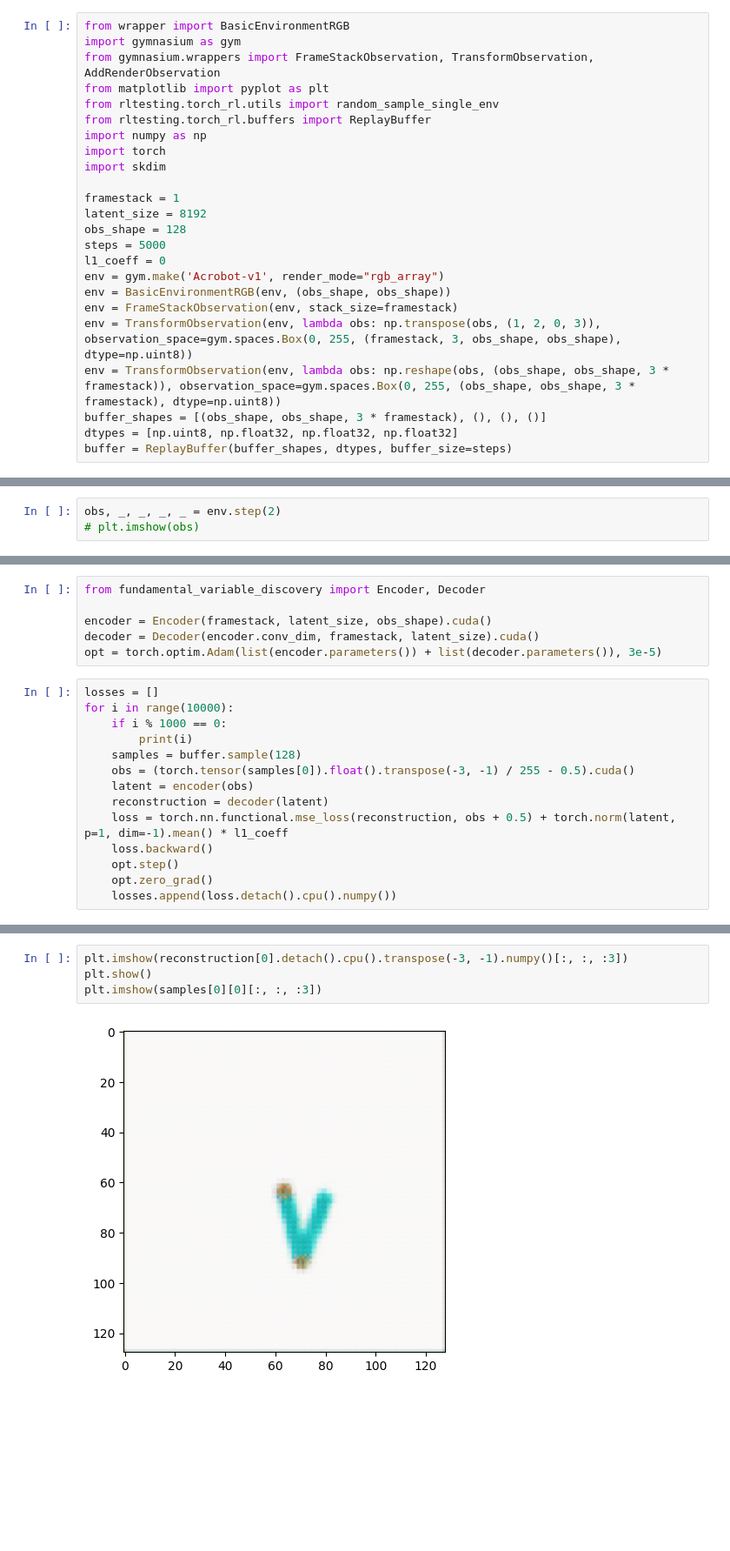
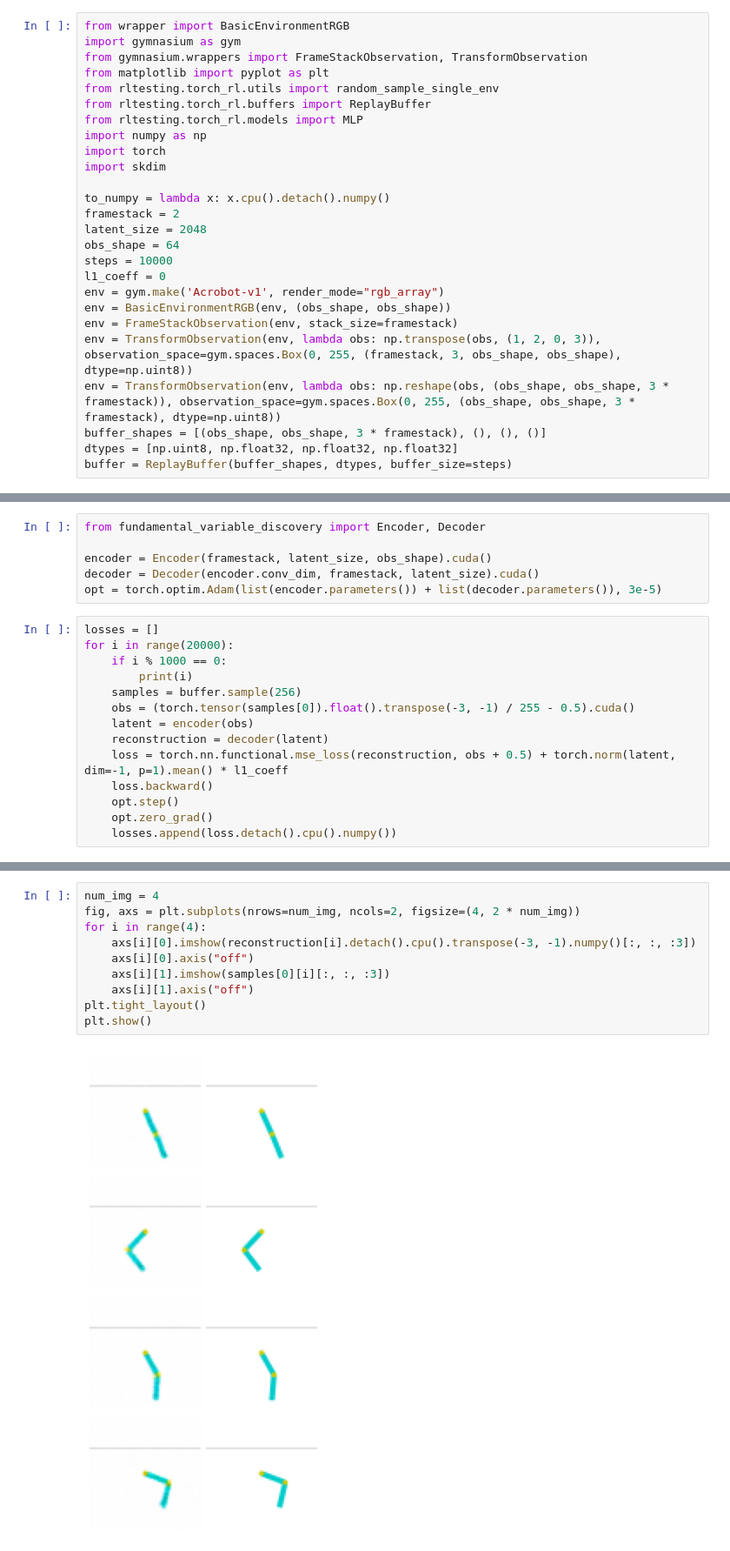
Before and after one commit to antony-zhao/RLTesting, a Jupyter notebook: rltesting/fvd_experiments/testing.ipynb, the cells around one changed output, grey strips where cells are left out. Shown at 87% size. Drawn from its saved outputs; the diff is of its cells as text; blank space fills up the shorter version.

```diff
--- a/rltesting/fvd_experiments/testing.ipynb
+++ b/rltesting/fvd_experiments/testing.ipynb
@@ -1,18 +1,20 @@
 # %%
 from wrapper import BasicEnvironmentRGB
 import gymnasium as gym
-from gymnasium.wrappers import FrameStackObservation, TransformObservation, AddRenderObservation
+from gymnasium.wrappers import FrameStackObservation, TransformObservation
 from matplotlib import pyplot as plt
 from rltesting.torch_rl.utils import random_sample_single_env
 from rltesting.torch_rl.buffers import ReplayBuffer
+from rltesting.torch_rl.models import MLP
 import numpy as np
 import torch
 import skdim
 
-framestack = 1
-latent_size = 8192
-obs_shape = 128
-steps = 5000
+to_numpy = lambda x: x.cpu().detach().numpy()
+framestack = 2
+latent_size = 2048
+obs_shape = 64
+steps = 10000
 l1_coeff = 0
 env = gym.make('Acrobot-v1', render_mode="rgb_array")
 env = BasicEnvironmentRGB(env, (obs_shape, obs_shape))
@@ -28,6 +29,3 @@ obs, _ = env.reset()
-# %%
-obs, _, _, _, _ = env.step(2)
-# plt.imshow(obs)
 # %%
 samples = random_sample_single_env(env, num_steps=steps)
 for i in range(steps):
@@ -40,14 +38,14 @@ decoder = Decoder(encoder.conv_dim, framestack, latent_size).cuda()
 opt = torch.optim.Adam(list(encoder.parameters()) + list(decoder.parameters()), 3e-5)
 # %%
 losses = []
-for i in range(10000):
+for i in range(20000):
     if i % 1000 == 0:
         print(i)
-    samples = buffer.sample(128)
+    samples = buffer.sample(256)
     obs = (torch.tensor(samples[0]).float().transpose(-3, -1) / 255 - 0.5).cuda()
     latent = encoder(obs)
     reconstruction = decoder(latent)
-    loss = torch.nn.functional.mse_loss(reconstruction, obs + 0.5) + torch.norm(latent, p=1, dim=-1).mean() * l1_coeff
+    loss = torch.nn.functional.mse_loss(reconstruction, obs + 0.5) + torch.norm(latent, dim=-1, p=1).mean() * l1_coeff
     loss.backward()
     opt.step()
     opt.zero_grad()
@@ -71,6 +79,12 @@ plt.plot(losses)
 # %%
-plt.imshow(reconstruction[0].detach().cpu().transpose(-3, -1).numpy()[:, :, :3])
+num_img = 4
+fig, axs = plt.subplots(nrows=num_img, ncols=2, figsize=(4, 2 * num_img))
+for i in range(4):
+    axs[i][0].imshow(reconstruction[i].detach().cpu().transpose(-3, -1).numpy()[:, :, :3])
+    axs[i][0].axis("off")
+    axs[i][1].imshow(samples[0][i][:, :, :3])
+    axs[i][1].axis("off")
+plt.tight_layout()
 plt.show()
-plt.imshow(samples[0][0][:, :, :3])
 # %% [output]
-[figure, old version]
+[figure, new version]
```
Also changed, not shown: parts of 11 cells of this notebook, 9 other files.
